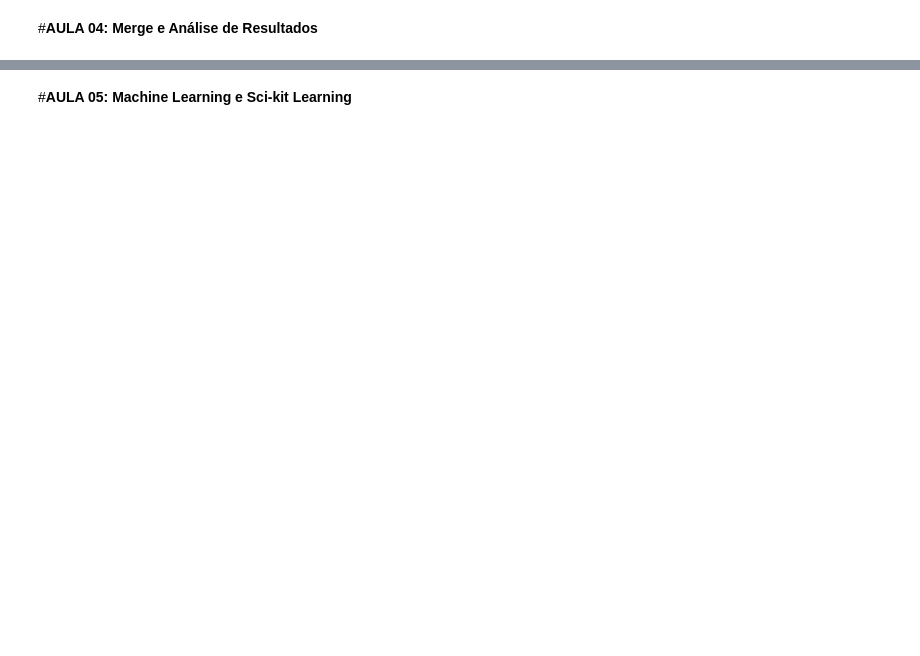
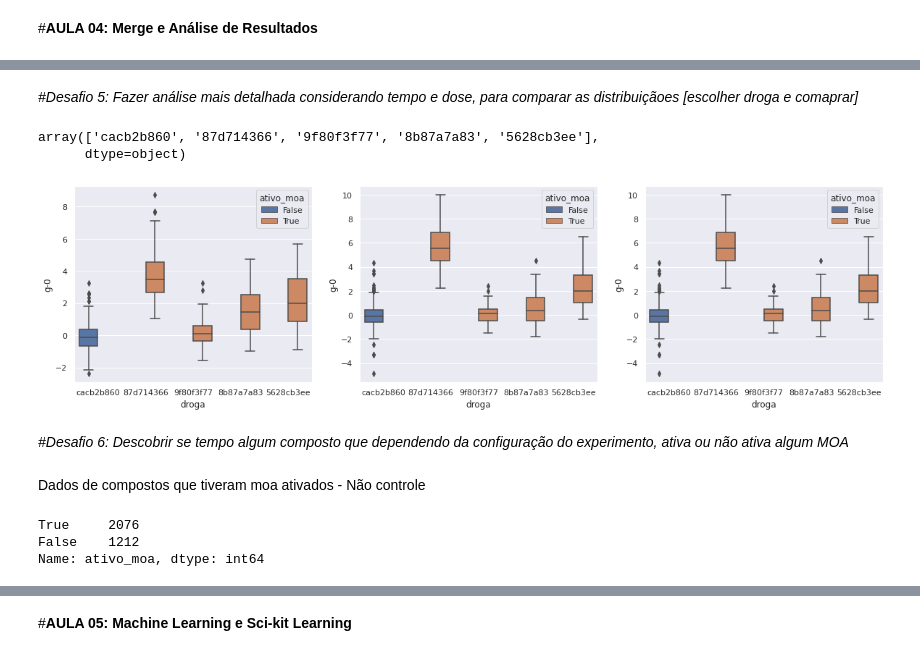
Before and after one commit to m-eicardi/Imersao_DataScience_Alura, a Jupyter notebook: imersao_dados.ipynb, the cells around one changed output, grey strips where cells are left out. Saved outputs shown, nothing was run; the diff lists cells and outputs as text; code cells hidden in the pictures; blank space fills up the shorter version.

```diff
--- a/imersao_dados.ipynb
+++ b/imersao_dados.ipynb
@@ -1069,0 +1151,4 @@ sns.heatmap(corr, mask=mask, cmap=cmap, center=0,square=True, linewidths=.5, cba
+# %%
+dados_resultados['ativo_moa'] = (dados_resultados['n_moa'] !=0)
+
+dados_resultados
@@ -1069,0 +1171,4 @@ sns.heatmap(corr, mask=mask, cmap=cmap, center=0,square=True, linewidths=.5, cba
+# %%
+dados_combinados = pd.merge(dados, dados_resultados[['id','n_moa','ativo_moa']], on='id')
+
+dados_combinados
@@ -1069,0 +1291,6 @@ sns.heatmap(corr, mask=mask, cmap=cmap, center=0,square=True, linewidths=.5, cba
+# %%
+from sklearn.preprocessing import LabelEncoder
+
+labelencoder = LabelEncoder()
+dados_combinados['eh_droga'] = labelencoder.fit_transform(dados.tratamento)
+dados_combinados.head()
@@ -1069,0 +1322,34 @@ sns.heatmap(corr, mask=mask, cmap=cmap, center=0,square=True, linewidths=.5, cba
+# %% [markdown]
+*#Desafio 5: Fazer análise mais detalhada considerando tempo e dose, para comparar as distribuiçãoes [escolher droga e comaprar]*
+# %%
+composto_principal = dados_combinados['droga'].value_counts().index[0:5]
+
+np.array(composto_principal)
+# %% [output]
+array(['cacb2b860', '87d714366', '9f80f3f77', '8b87a7a83', '5628cb3ee'],
+      dtype=object)
+# %%
+fig, (ax1, ax2, ax3) = plt.subplots(1,3,figsize=(20,5))
+
+sns.boxplot(data = dados_combinados.query('droga in @composto_principal & tempo == 24'), y= 'g-0', x='droga',
+            hue='ativo_moa', order=composto_principal, ax=ax1)
+
+sns.boxplot(data = dados_combinados.query('droga in @composto_principal & tempo == 48'), y= 'g-0', x='droga',
+            hue='ativo_moa', order=composto_principal, ax=ax2)
+
+sns.boxplot(data = dados_combinados.query('droga in @composto_principal & tempo == 48'), y= 'g-0', x='droga',
+            hue='ativo_moa', order=composto_principal, ax=ax3)
+plt.show()
+# %% [output]
+[figure, added]
+# %% [markdown]
+*#Desafio 6: Descobrir se tempo algum composto que dependendo da configuração do experimento, ativa ou não ativa algum MOA*
+# %% [markdown]
+Dados de compostos que tiveram moa ativados - Não controle
+# %%
+composto_droga = dados_combinados[dados_combinados['eh_droga'] == 1].groupby('droga')
+composto_droga.ativo_moa.mean().value_counts()
+# %% [output]
+True     2076
+False    1212
+Name: ativo_moa, dtype: int64
```
Also changed, not shown: parts of 52 cells of this notebook.
